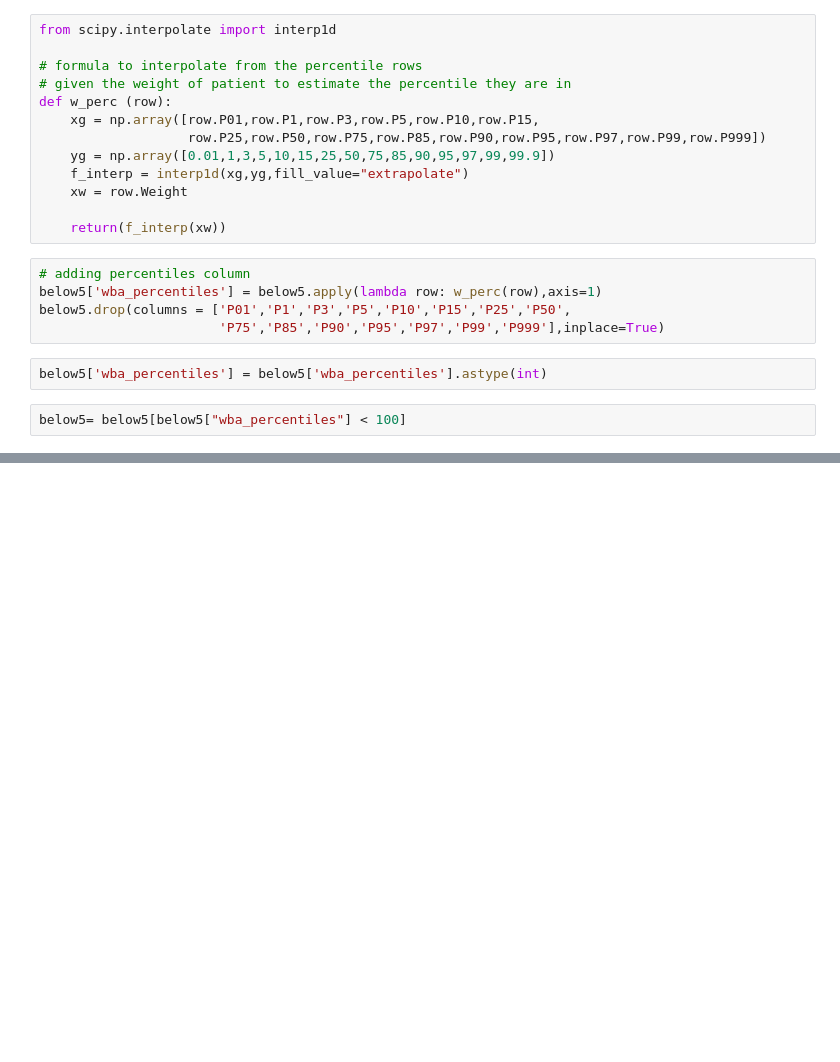
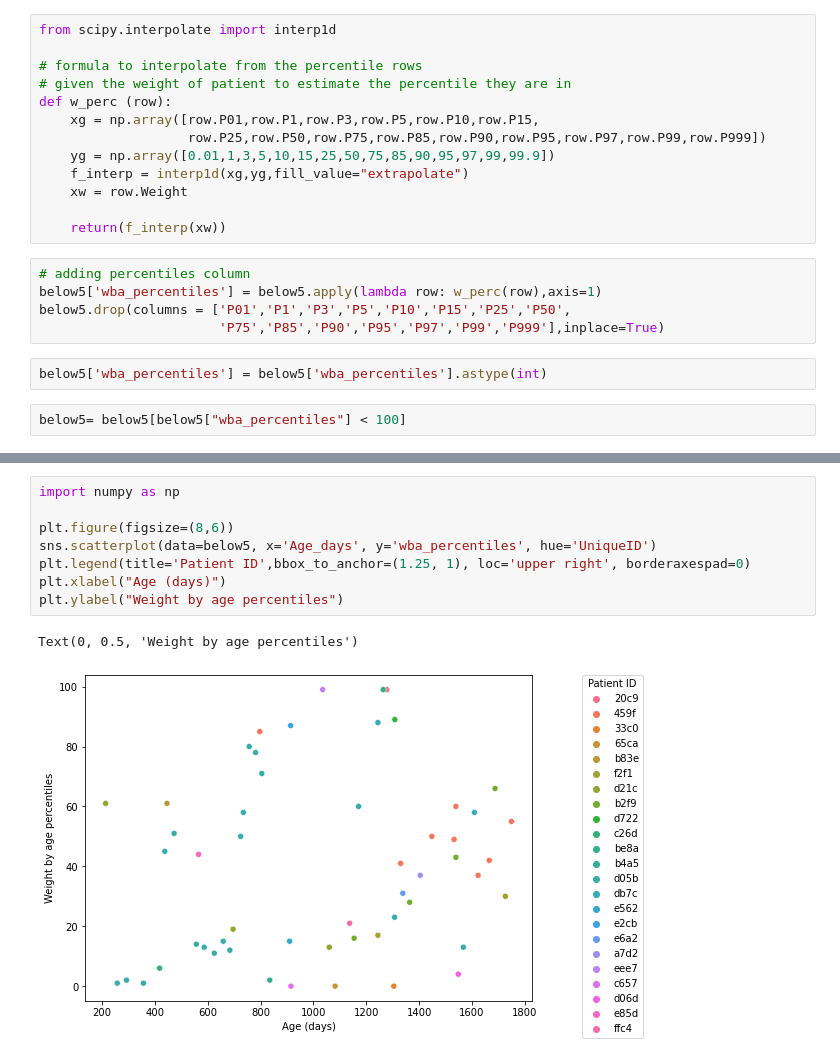
Before and after one commit to nishaalajmera/ML-for-Leigh-Syndrome, a Jupyter notebook: EDA.ipynb, the cells around one changed output, grey strips where cells are left out. Cells and saved outputs as stored; diff of their text form; blank space fills up the shorter version.

```diff
--- a/EDA.ipynb
+++ b/EDA.ipynb
@@ -1862,0 +2077,11 @@ sns.scatterplot(data=below5, x='Age_days', y='wba_percentiles', hue='Sex')
+# %%
+import numpy as np
+
+plt.figure(figsize=(8,6))
+sns.scatterplot(data=below5, x='Age_days', y='wba_percentiles', hue='UniqueID')
+plt.legend(title='Patient ID',bbox_to_anchor=(1.25, 1), loc='upper right', borderaxespad=0)
+plt.xlabel("Age (days)")
+plt.ylabel("Weight by age percentiles")
+# %% [output]
+Text(0, 0.5, 'Weight by age percentiles')
+[figure, added]
```
Also changed, not shown: parts of 13 cells of this notebook, 1 other file.
